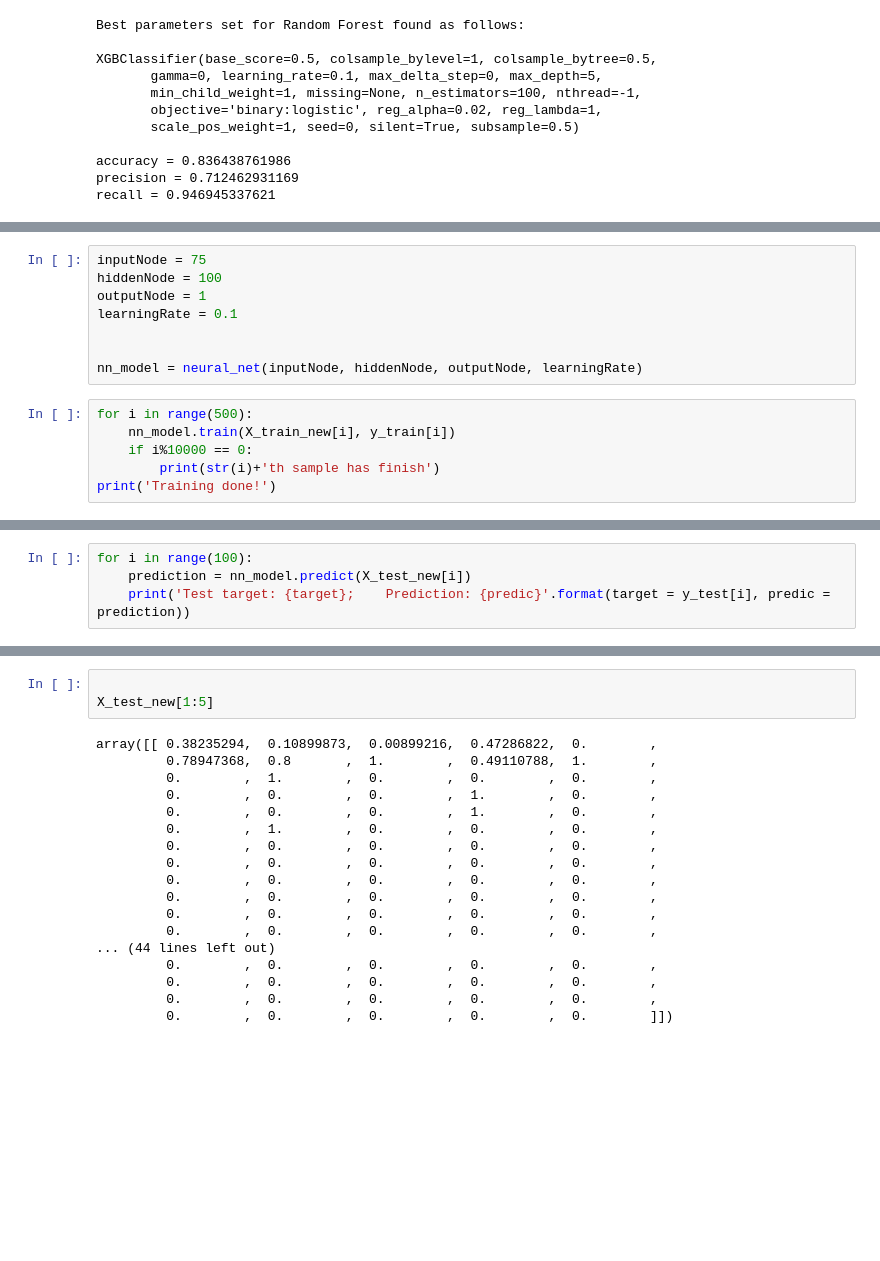
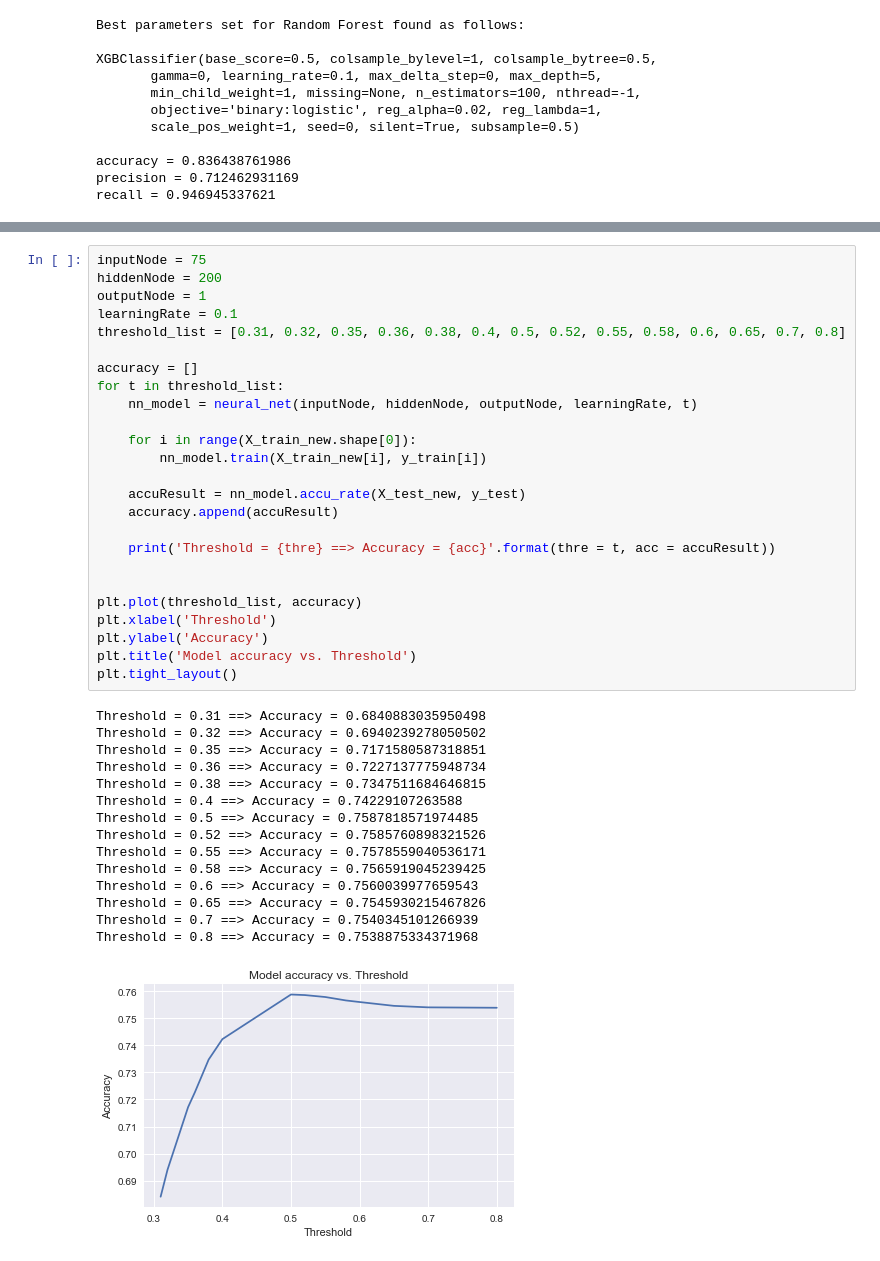
Before and after one commit to RegulusAn/Lending_Club, a Jupyter notebook: Lending_Club_project.ipynb, the cells around one changed output, grey strips where cells are left out. Saved outputs shown, nothing was run; the diff lists cells and outputs as text; blank space fills up the shorter version.

```diff
--- a/Lending_Club_project.ipynb
+++ b/Lending_Club_project.ipynb
@@ -799,14 +803,0 @@ X_train.shape
-# %%
-inputNode = 75
-hiddenNode = 100
-outputNode = 1
-learningRate = 0.1
-
-
-nn_model = neural_net(inputNode, hiddenNode, outputNode, learningRate)
-# %%
-for i in range(500):
-    nn_model.train(X_train_new[i], y_train[i])
-    if i%10000 == 0:
-        print(str(i)+'th sample has finish')
-print('Training done!')
@@ -816,4 +803,0 @@ Training done!
-# %%
-for i in range(100):
-    prediction = nn_model.predict(X_test_new[i])
-    print('Test target: {target};    Prediction: {predic}'.format(target = y_test[i], predic = prediction))
@@ -838,21 +804,41 @@ Test target: [0];    Prediction: 0
-# %%
-
-X_test_new[1:5]
-# %% [output]
-array([[ 0.38235294,  0.10899873,  0.00899216,  0.47286822,  0.        ,
-         0.78947368,  0.8       ,  1.        ,  0.49110788,  1.        ,
-         0.        ,  1.        ,  0.        ,  0.        ,  0.        ,
-         0.        ,  0.        ,  0.        ,  1.        ,  0.        ,
-         0.        ,  0.        ,  0.        ,  1.        ,  0.        ,
-         0.        ,  1.        ,  0.        ,  0.        ,  0.        ,
-         0.        ,  0.        ,  0.        ,  0.        ,  0.        ,
-         0.        ,  0.        ,  0.        ,  0.        ,  0.        ,
-         0.        ,  0.        ,  0.        ,  0.        ,  0.        ,
-         0.        ,  0.        ,  0.        ,  0.        ,  0.        ,
-         0.        ,  0.        ,  0.        ,  0.        ,  0.        ,
-         0.        ,  0.        ,  0.        ,  0.        ,  0.        ,
-... (44 lines left out)
-         0.        ,  0.        ,  0.        ,  0.        ,  0.        ,
-         0.        ,  0.        ,  0.        ,  0.        ,  0.        ,
-         0.        ,  0.        ,  0.        ,  0.        ,  0.        ,
-         0.        ,  0.        ,  0.        ,  0.        ,  0.        ]])
+# %%
+inputNode = 75
+hiddenNode = 200
+outputNode = 1
+learningRate = 0.1
+threshold_list = [0.31, 0.32, 0.35, 0.36, 0.38, 0.4, 0.5, 0.52, 0.55, 0.58, 0.6, 0.65, 0.7, 0.8]
+
+accuracy = []
+for t in threshold_list:
+    nn_model = neural_net(inputNode, hiddenNode, outputNode, learningRate, t)
+
+    for i in range(X_train_new.shape[0]):
+        nn_model.train(X_train_new[i], y_train[i])
+
+    accuResult = nn_model.accu_rate(X_test_new, y_test)
+    accuracy.append(accuResult)
+
+    print('Threshold = {thre} ==> Accuracy = {acc}'.format(thre = t, acc = accuResult))
+
+
+plt.plot(threshold_list, accuracy)
+plt.xlabel('Threshold')
+plt.ylabel('Accuracy')
+plt.title('Model accuracy vs. Threshold')
+plt.tight_layout()
+# %% [output]
+Threshold = 0.31 ==> Accuracy = 0.6840883035950498
+Threshold = 0.32 ==> Accuracy = 0.6940239278050502
+Threshold = 0.35 ==> Accuracy = 0.7171580587318851
+Threshold = 0.36 ==> Accuracy = 0.7227137775948734
+Threshold = 0.38 ==> Accuracy = 0.7347511684646815
+Threshold = 0.4 ==> Accuracy = 0.74229107263588
+Threshold = 0.5 ==> Accuracy = 0.7587818571974485
+Threshold = 0.52 ==> Accuracy = 0.7585760898321526
+Threshold = 0.55 ==> Accuracy = 0.7578559040536171
+Threshold = 0.58 ==> Accuracy = 0.7565919045239425
+Threshold = 0.6 ==> Accuracy = 0.7560039977659543
+Threshold = 0.65 ==> Accuracy = 0.7545930215467826
+Threshold = 0.7 ==> Accuracy = 0.7540345101266939
+Threshold = 0.8 ==> Accuracy = 0.7538875334371968
+[figure, added]
```
Also changed, not shown: parts of 11 cells of this notebook.
